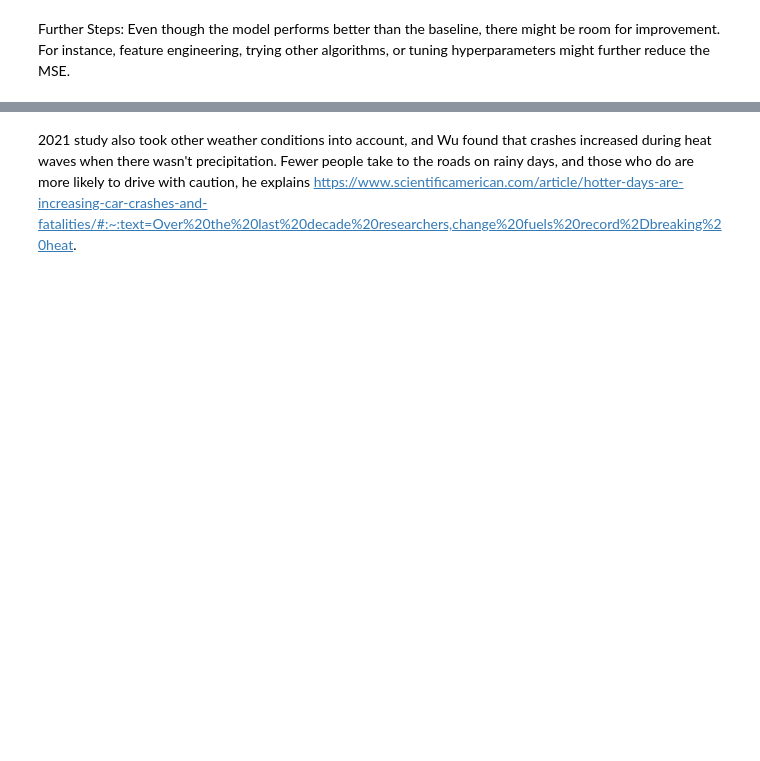
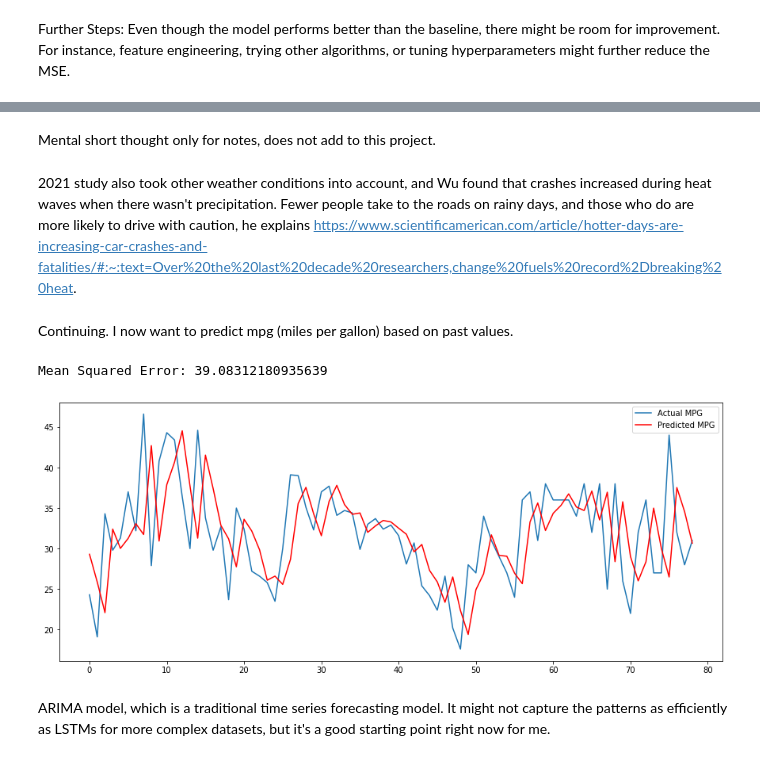
Before and after one commit to WallAlec/FuelEfficiency, a Jupyter notebook: TimeSeriesForcasting .ipynb, the cells around one changed output, grey strips where cells are left out. Cells and saved outputs as stored; diff of their text form; code cells hidden in the pictures; blank space fills up the shorter version.

```diff
--- a/TimeSeriesForcasting .ipynb
+++ b/TimeSeriesForcasting .ipynb
@@ -162,3 +204,7 @@ Also should account for that other events can impact this model such as the stud
+# %% [markdown]
+Mental short thought only for notes, does not add to this project.
 # %% [markdown]
 2021 study also took other weather conditions into account, and Wu found that crashes increased during heat waves when there wasn't precipitation. Fewer people take to the roads on rainy days, and those who do are more likely to drive with caution, he explains
 https://www.scientificamerican.com/article/hotter-days-are-increasing-car-crashes-and-fatalities/#:~:text=Over%20the%20last%20decade%20researchers,change%20fuels%20record%2Dbreaking%20heat.
+# %% [markdown]
+Continuing. I now want to predict mpg (miles per gallon) based on past values.
@@ -164,0 +226,26 @@ https://www.scientificamerican.com/article/hotter-days-are-increasing-car-crashe
+# %%
+history = [x for x in train]
+predictions = list()
+
+for t in range(len(test)):
+    model = ARIMA(history, order=(5,1,0))
+    model_fit = model.fit()
+    output = model_fit.forecast()
+    yhat = output[0]
+    predictions.append(yhat)
+    obs = test.iloc[t]
+    history.append(obs)
+# %%
+error = mean_squared_error(test, predictions)
+print(f"Mean Squared Error: {error}")
+
+plt.figure(figsize=(15,6))
+plt.plot(test.values, label='Actual MPG')
+plt.plot(predictions, color='red', label='Predicted MPG')
+plt.legend()
+plt.show()
+# %% [output]
+Mean Squared Error: 39.08312180935639
+[figure, added]
+# %% [markdown]
+ARIMA model, which is a traditional time series forecasting model. It might not capture the patterns as efficiently as LSTMs for more complex datasets, but it's a good starting point right now for me.
```
Also changed, not shown: parts of 8 cells of this notebook.
